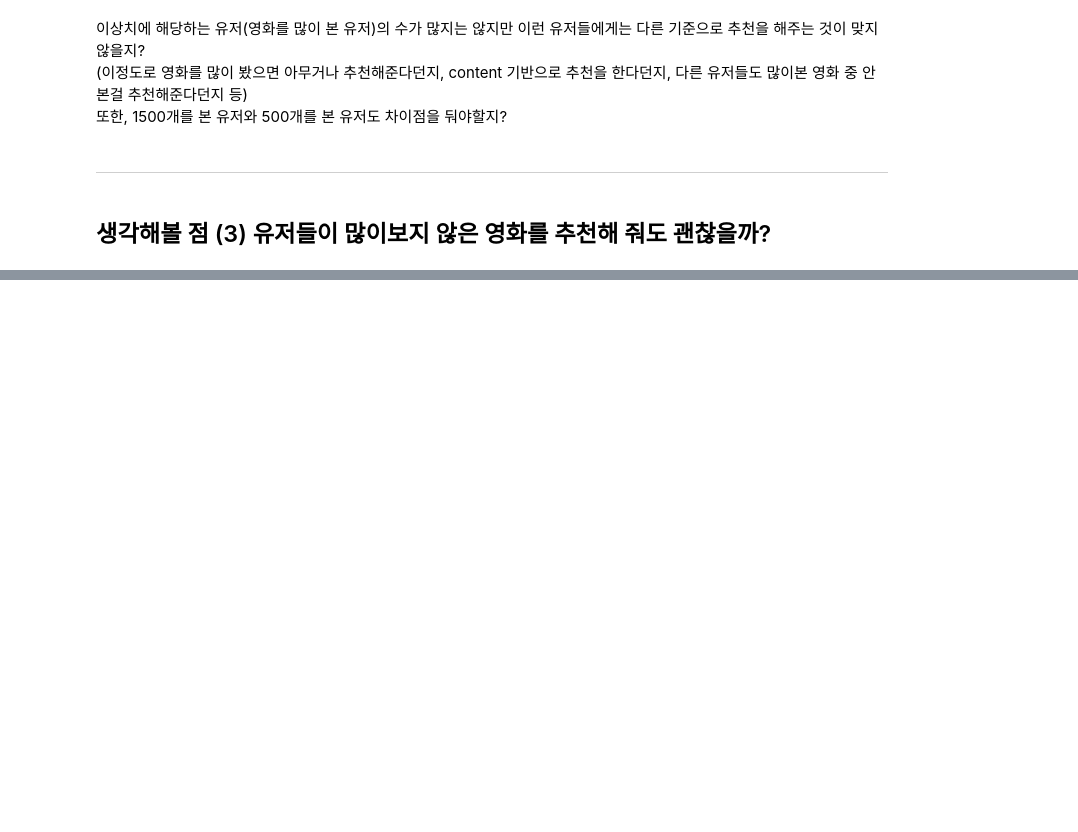
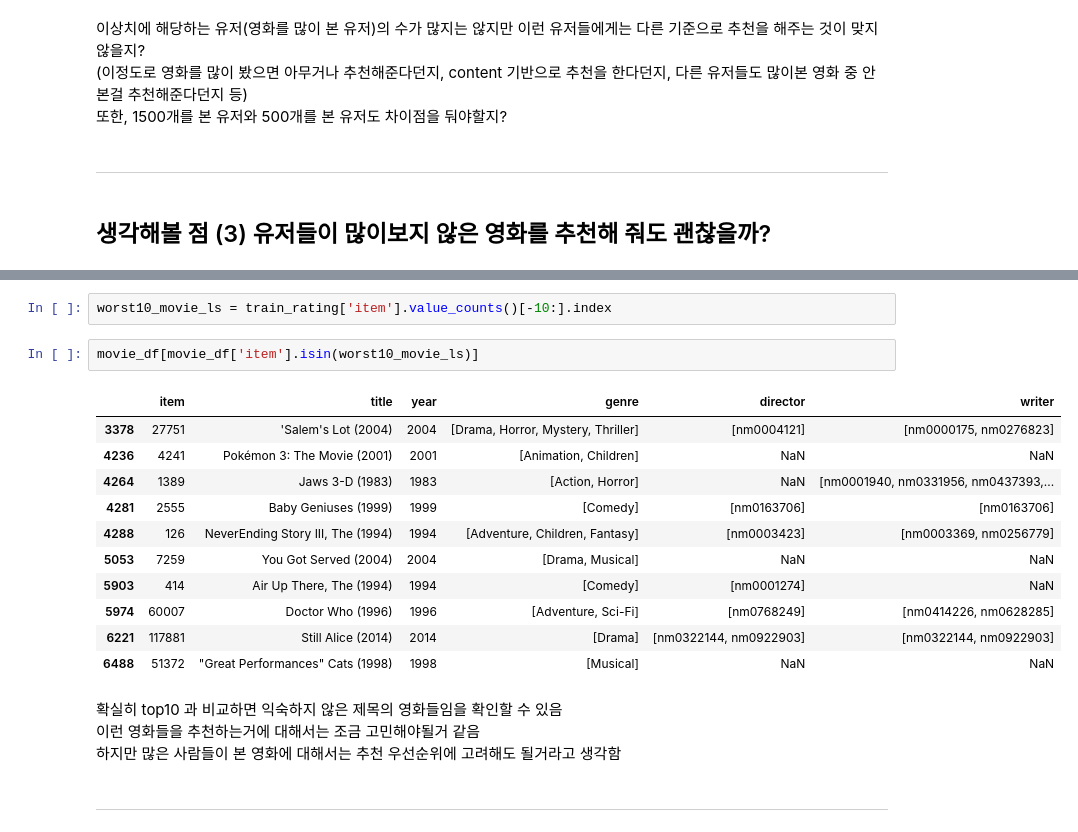
Before and after one commit to SNMHZ/movie-recommendation, a Jupyter notebook: practice/T3080/EDA.ipynb, the cells around one changed output, grey strips where cells are left out. Saved outputs shown, nothing was run; the diff lists cells and outputs as text; blank space fills up the shorter version.

```diff
--- a/practice/T3080/EDA.ipynb
+++ b/practice/T3080/EDA.ipynb
@@ -501,0 +587,22 @@ plt.show()
+# %%
+worst10_movie_ls = train_rating['item'].value_counts()[-10:].index
+# %%
+movie_df[movie_df['item'].isin(worst10_movie_ls)]
+# %% [output]
+|  | item | title | year | genre | director | writer |
+| 3378 | 27751 | 'Salem's Lot (2004) | 2004 | [Drama, Horror, Mystery, Thriller] | [nm0004121] | [nm0000175, nm0276823] |
+| 4236 | 4241 | Pokémon 3: The Movie (2001) | 2001 | [Animation, Children] | NaN | NaN |
+| 4264 | 1389 | Jaws 3-D (1983) | 1983 | [Action, Horror] | NaN | [nm0001940, nm0331956, nm0437393,... |
+| 4281 | 2555 | Baby Geniuses (1999) | 1999 | [Comedy] | [nm0163706] | [nm0163706] |
+| 4288 | 126 | NeverEnding Story III, The (1994) | 1994 | [Adventure, Children, Fantasy] | [nm0003423] | [nm0003369, nm0256779] |
+| 5053 | 7259 | You Got Served (2004) | 2004 | [Drama, Musical] | NaN | NaN |
+| 5903 | 414 | Air Up There, The (1994) | 1994 | [Comedy] | [nm0001274] | NaN |
+| 5974 | 60007 | Doctor Who (1996) | 1996 | [Adventure, Sci-Fi] | [nm0768249] | [nm0414226, nm0628285] |
+| 6221 | 117881 | Still Alice (2014) | 2014 | [Drama] | [nm0322144, nm0922903] | [nm0322144, nm0922903] |
+| 6488 | 51372 | "Great Performances" Cats (1998) | 1998 | [Musical] | NaN | NaN |
+# %% [markdown]
+확실히 top10 과 비교하면 익숙하지 않은 제목의 영화들임을 확인할 수 있음
+이런 영화들을 추천하는거에 대해서는 조금 고민해야될거 같음
+하지만 많은 사람들이 본 영화에 대해서는 추천 우선순위에 고려해도 될거라고 생각함
+# %% [markdown]
+--------
```
Also changed, not shown: parts of 18 cells of this notebook.
